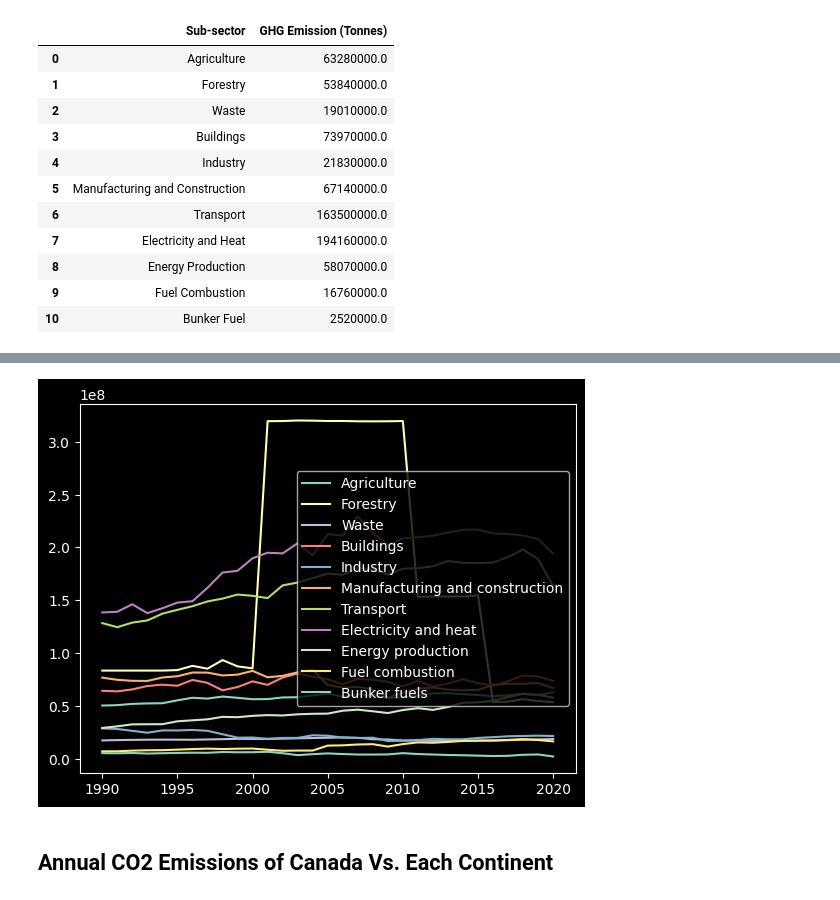
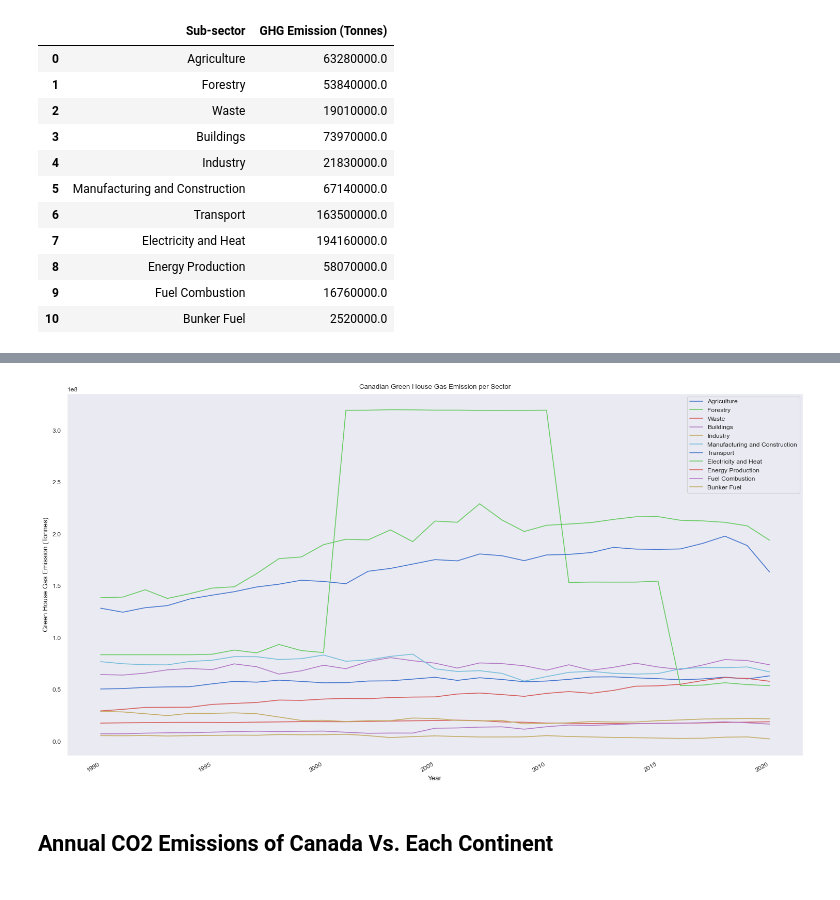
Before and after one commit to minari314159/CO2-Emission-Trends, a Jupyter notebook: Global_Analysis.ipynb, the cells around one changed output, grey strips where cells are left out. Cells and saved outputs as stored; diff of their text form; code cells hidden in the pictures.

```diff
--- a/Global_Analysis.ipynb
+++ b/Global_Analysis.ipynb
@@ -98,28 +100,28 @@ plt.show()
-# %%
-y = df_GHG_Can.loc[:, ['Greenhouse gas emissions from agriculture', 'Greenhouse gas emissions from land use change and forestry',
-                       'Greenhouse gas emissions from waste',
-                       'Greenhouse gas emissions from buildings',
-                       'Greenhouse gas emissions from industry',
-                       'Greenhouse gas emissions from manufacturing and construction',
-                       'Greenhouse gas emissions from transport',
-                       'Greenhouse gas emissions from electricity and heat',
-                       'Fugitive emissions of greenhouse gases from energy production',
-                       'Greenhouse gas emissions from other fuel combustion',
-                       'Greenhouse gas emissions from bunker fuels']]
-plt.plot(df_GHG_Can['Year'], y)
-plt.legend(['Agriculture', 'Forestry',
-            'Waste',
-            'Buildings',
-            'Industry',
-            'Manufacturing and construction',
-            'Transport',
-            'Electricity and heat',
-            'Energy production',
-            'Fuel combustion',
-            'Bunker fuels'],loc='right')
-plt.show()
-# %% [output]
-[figure, removed]
+# %%
+GHG_y = df_GHG_Can.iloc[:, 2:]
+
+fig, ax = plt.subplots(figsize=(15, 8))
+
+ax.plot(df_GHG_Can['Year'], GHG_y)
+fig.autofmt_xdate(which='both')
+
+ax.set_title('Canadian Green House Gas Emission per Sector')
+ax.set_ylabel('Green House Gas Emission (Tonnes)')
+ax.set_xlabel('Year')
+ax.legend(['Agriculture', 'Forestry',
+           'Waste',
+           'Buildings',
+           'Industry',
+           'Manufacturing and Construction',
+           'Transport',
+           'Electricity and Heat',
+           'Energy Production',
+           'Fuel Combustion',
+           'Bunker Fuel'])
+plt.tight_layout()
+plt.show()
+# %% [output]
+[figure, added]
 # %% [markdown]
 ## Annual CO2 Emissions of Canada Vs. Each Continent
 # %% [markdown]
```
Also changed, not shown: parts of 9 cells of this notebook.
